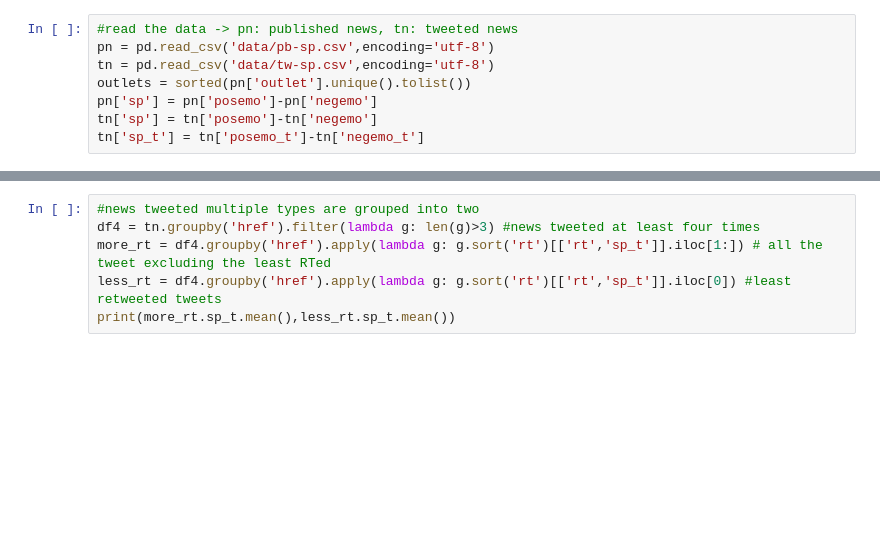
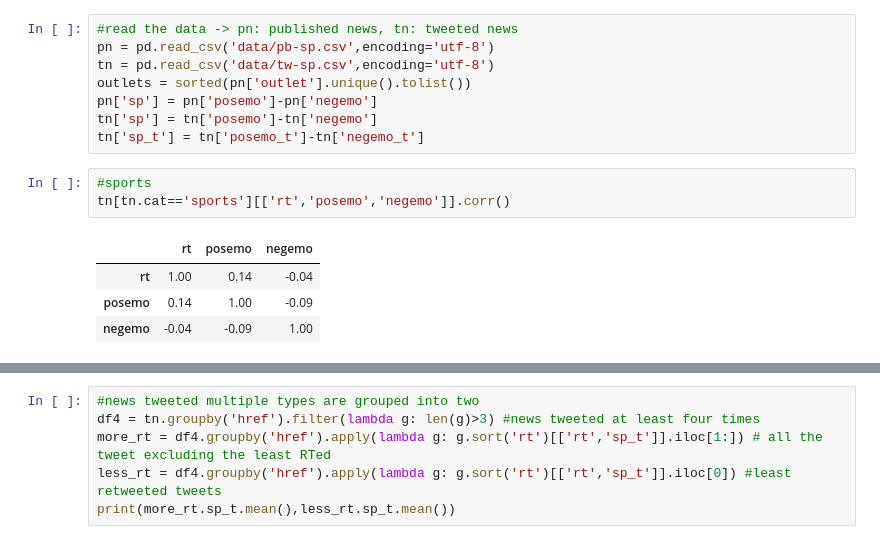
Before and after one commit to oztalha/News-Sharing-by-Sentiment, a Jupyter notebook: analysis/Figures.ipynb, the cells around one changed output, grey strips where cells are left out. Drawn from its saved outputs; the diff is of its cells as text; blank space fills up the shorter version.

```diff
--- a/analysis/Figures.ipynb
+++ b/analysis/Figures.ipynb
@@ -26,3 +26,11 @@ outlets = sorted(pn['outlet'].unique().tolist())
 pn['sp'] = pn['posemo']-pn['negemo']
 tn['sp'] = tn['posemo']-tn['negemo']
 tn['sp_t'] = tn['posemo_t']-tn['negemo_t']
+# %%
+#sports
+tn[tn.cat=='sports'][['rt','posemo','negemo']].corr()
+# %% [output]
+|  | rt | posemo | negemo |
+| rt | 1.00 | 0.14 | -0.04 |
+| posemo | 0.14 | 1.00 | -0.09 |
+| negemo | -0.04 | -0.09 | 1.00 |
```
Also changed, not shown: parts of 2 cells of this notebook, 1 other file.
